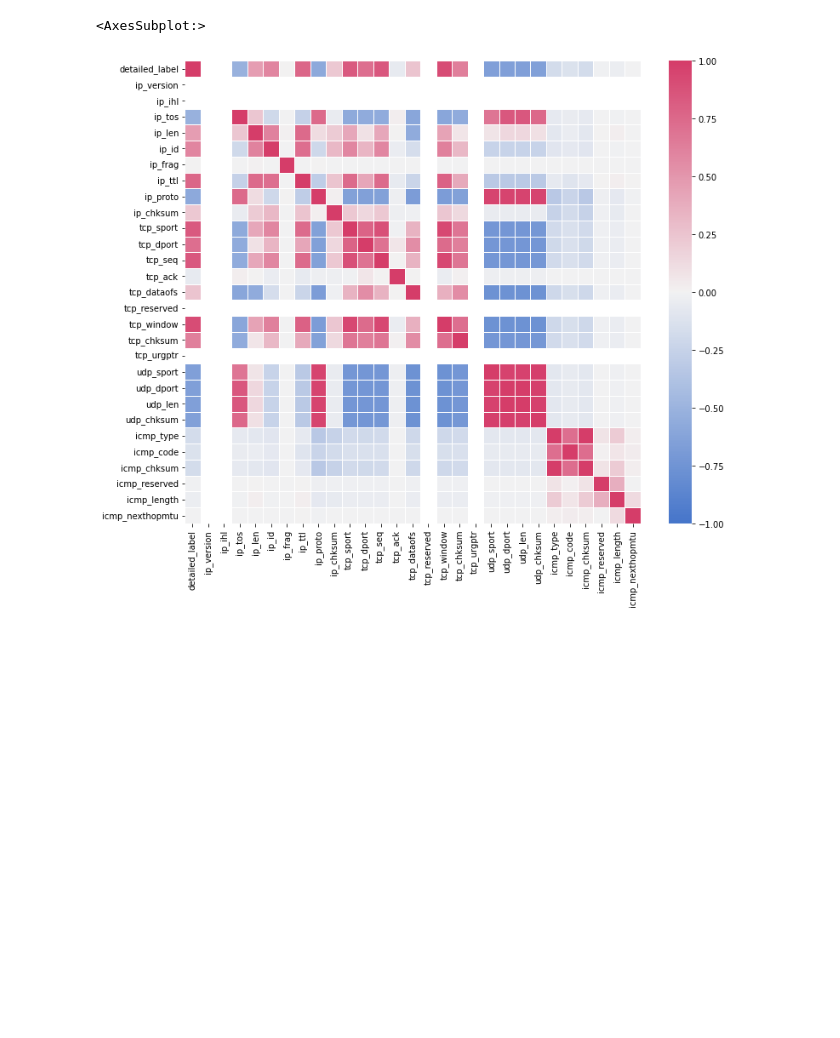
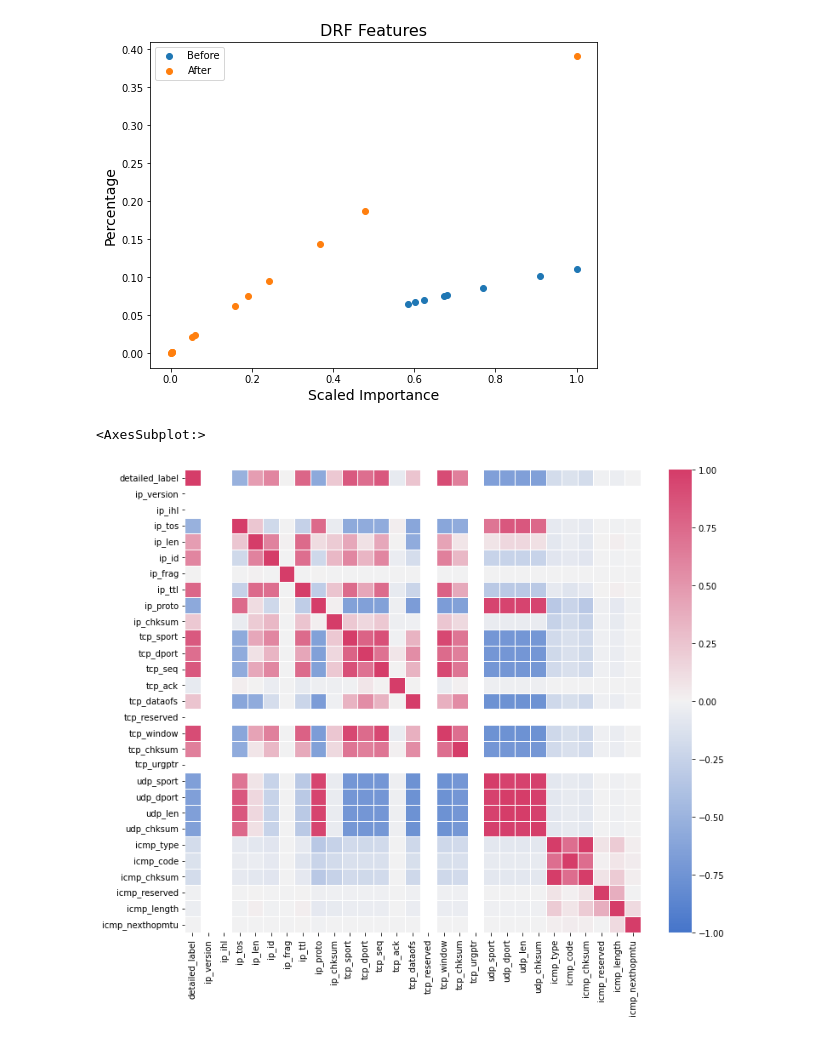
Before and after one commit to chkfail/iot-23, a Jupyter notebook: plots/corr.ipynb, the cells around one changed output. Saved outputs shown, nothing was run; the diff lists cells and outputs as text; code cells hidden in the pictures; blank space fills up the shorter version.

Commit message:
add feature plots

```diff
--- a/plots/corr.ipynb
+++ b/plots/corr.ipynb
@@ -3,6 +3,33 @@ import pandas as pd
 import seaborn as sns
 import numpy as np
 import matplotlib.pyplot as plt
+# %%
+import pandas as pd
+import seaborn as sns
+import numpy as np
+import matplotlib.pyplot as plt
+x1 = [1.000000,0.909364,0.768569,0.681754,0.673108,0.623321,0.601727,0.585444]
+y1 = [0.111268,0.101183,0.085517,0.075857,0.074895,0.069356,0.066953,0.065141]
+
+x2 = [1.000000,0.478895,0.368392,0.241698,0.191599,0.158010,0.059263,0.052366,0.002766,0.002476,0.002288,0.001461,0.000043]
+y2 = [0.390739,0.187123,0.143945,0.094441,0.074865,0.061740,0.023156,0.020461,0.001081,0.000967,0.000894,0.000571,0.000017]
+
+plt.figure(figsize=(8,6))
+# plt.scatter(accuracy, weighted_f1_avg, s=200, color="red")
+plt.xlabel("Scaled Importance",fontsize=14)
+plt.ylabel("Percentage",fontsize=14)
+plt.title("DRF Features",fontsize=16)
+
+
+
+l1 = plt.scatter(x1,y1)
+l2 = plt.scatter(x2,y2)
+# for i, label in enumerate(models):
+#     plt.annotate(label, (accuracy[i], weighted_f1_avg[i]),fontsize=14)
+plt.legend(handles=[l1, l2], labels=['Before', 'After'])
+plt.show()
+# %% [output]
+[figure, added]
 # %%
 df_raw = pd.read_csv('../dataset/pcap.csv')
 df_raw = df_raw[df_raw['ip_version']==4.0]
```
Also changed, not shown: 4 other files.
